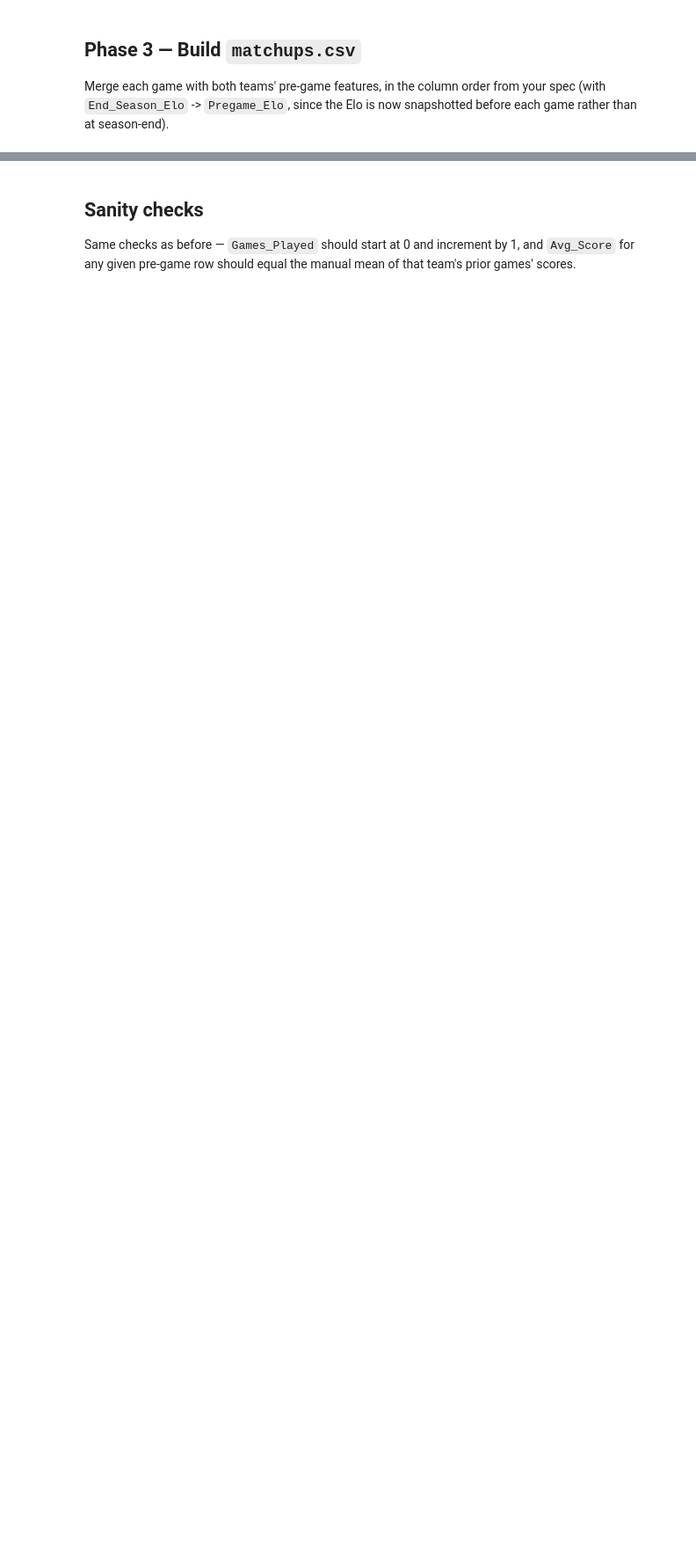
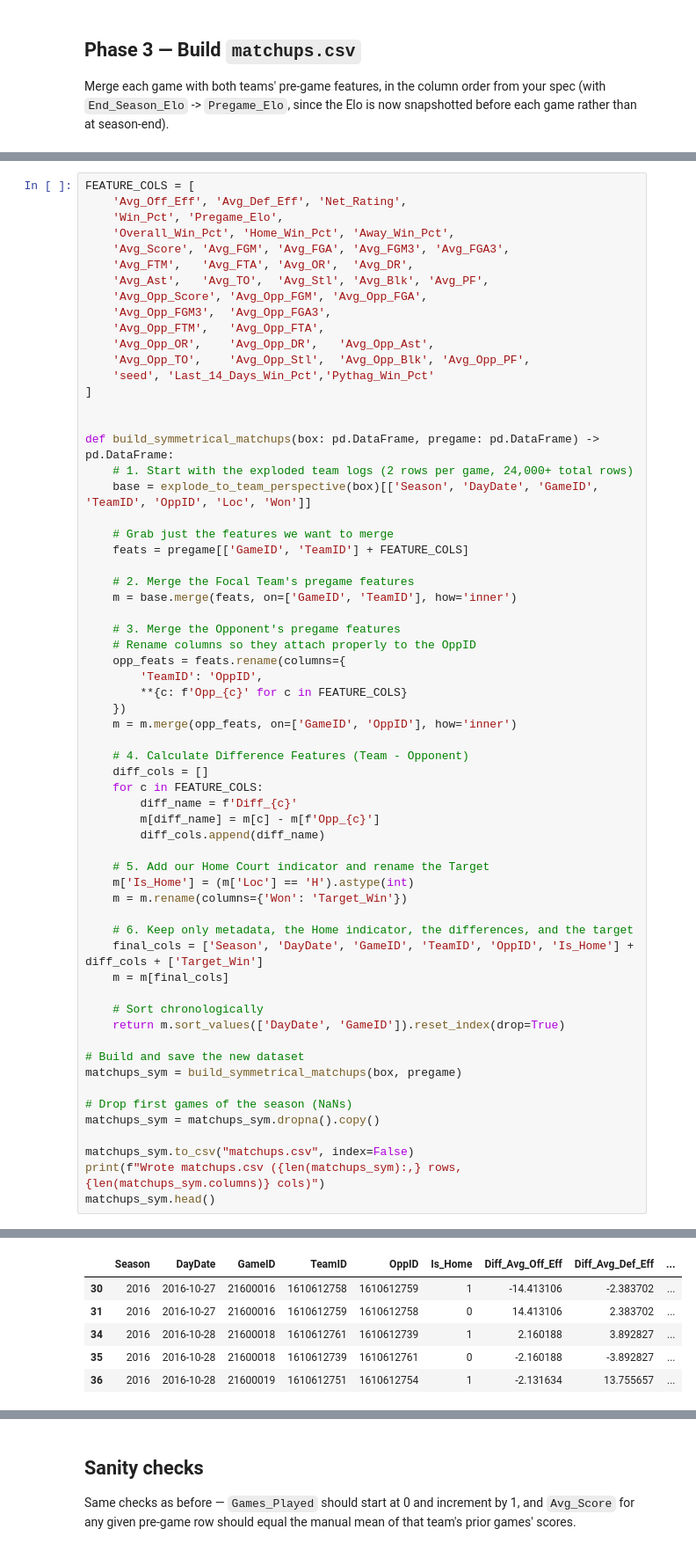
Before and after one commit to fallensnake/IEOR142AProject, a Jupyter notebook: FinalProjectMaterials/build_dataset.ipynb, the cells around one changed output, grey strips where cells are left out. Shown at 88% size. Cells and saved outputs as stored; diff of their text form; blank space fills up the shorter version.

```diff
--- a/FinalProjectMaterials/build_dataset.ipynb
+++ b/FinalProjectMaterials/build_dataset.ipynb
@@ -493,0 +417,63 @@ def build_matchups(box: pd.DataFrame, pregame: pd.DataFrame) -> pd.DataFrame:
+# %%
+FEATURE_COLS = [
+    'Avg_Off_Eff', 'Avg_Def_Eff', 'Net_Rating',
+    'Win_Pct', 'Pregame_Elo',
+    'Overall_Win_Pct', 'Home_Win_Pct', 'Away_Win_Pct',
+    'Avg_Score', 'Avg_FGM', 'Avg_FGA', 'Avg_FGM3', 'Avg_FGA3',
+    'Avg_FTM',   'Avg_FTA', 'Avg_OR',  'Avg_DR',
+    'Avg_Ast',   'Avg_TO',  'Avg_Stl', 'Avg_Blk', 'Avg_PF',
+    'Avg_Opp_Score', 'Avg_Opp_FGM', 'Avg_Opp_FGA',
+    'Avg_Opp_FGM3',  'Avg_Opp_FGA3',
+    'Avg_Opp_FTM',   'Avg_Opp_FTA',
+    'Avg_Opp_OR',    'Avg_Opp_DR',   'Avg_Opp_Ast',
+    'Avg_Opp_TO',    'Avg_Opp_Stl',  'Avg_Opp_Blk', 'Avg_Opp_PF',
+    'seed', 'Last_14_Days_Win_Pct','Pythag_Win_Pct'
+]
+
+
+def build_symmetrical_matchups(box: pd.DataFrame, pregame: pd.DataFrame) -> pd.DataFrame:
+    # 1. Start with the exploded team logs (2 rows per game, 24,000+ total rows)
+    base = explode_to_team_perspective(box)[['Season', 'DayDate', 'GameID', 'TeamID', 'OppID', 'Loc', 'Won']]
+
+    # Grab just the features we want to merge
+    feats = pregame[['GameID', 'TeamID'] + FEATURE_COLS]
+
+    # 2. Merge the Focal Team's pregame features
+    m = base.merge(feats, on=['GameID', 'TeamID'], how='inner')
+
+    # 3. Merge the Opponent's pregame features
+    # Rename columns so they attach properly to the OppID
+    opp_feats = feats.rename(columns={
+        'TeamID': 'OppID',
+        **{c: f'Opp_{c}' for c in FEATURE_COLS}
+    })
+    m = m.merge(opp_feats, on=['GameID', 'OppID'], how='inner')
+
+    # 4. Calculate Difference Features (Team - Opponent)
+    diff_cols = []
+    for c in FEATURE_COLS:
+        diff_name = f'Diff_{c}'
+        m[diff_name] = m[c] - m[f'Opp_{c}']
+        diff_cols.append(diff_name)
+
+    # 5. Add our Home Court indicator and rename the Target
+    m['Is_Home'] = (m['Loc'] == 'H').astype(int)
+    m = m.rename(columns={'Won': 'Target_Win'})
+
+    # 6. Keep only metadata, the Home indicator, the differences, and the target
+    final_cols = ['Season', 'DayDate', 'GameID', 'TeamID', 'OppID', 'Is_Home'] + diff_cols + ['Target_Win']
+    m = m[final_cols]
+
+    # Sort chronologically
+    return m.sort_values(['DayDate', 'GameID']).reset_index(drop=True)
+
+# Build and save the new dataset
+matchups_sym = build_symmetrical_matchups(box, pregame)
+
+# Drop first games of the season (NaNs)
+matchups_sym = matchups_sym.dropna().copy()
+
+matchups_sym.to_csv("matchups.csv", index=False)
+print(f"Wrote matchups.csv ({len(matchups_sym):,} rows, {len(matchups_sym.columns)} cols)")
+matchups_sym.head()
+# %% [output]
@@ -493,0 +481,6 @@ def build_matchups(box: pd.DataFrame, pregame: pd.DataFrame) -> pd.DataFrame:
+|  | Season | DayDate | GameID | TeamID | OppID | Is_Home | Diff_Avg_Off_Eff | Diff_Avg_Def_Eff | ... |
+| 30 | 2016 | 2016-10-27 | 21600016 | 1610612758 | 1610612759 | 1 | -14.413106 | -2.383702 | ... |
+| 31 | 2016 | 2016-10-27 | 21600016 | 1610612759 | 1610612758 | 0 | 14.413106 | 2.383702 | ... |
+| 34 | 2016 | 2016-10-28 | 21600018 | 1610612761 | 1610612739 | 1 | 2.160188 | 3.892827 | ... |
+| 35 | 2016 | 2016-10-28 | 21600018 | 1610612739 | 1610612761 | 0 | -2.160188 | -3.892827 | ... |
+| 36 | 2016 | 2016-10-28 | 21600019 | 1610612751 | 1610612754 | 1 | -2.131634 | 13.755657 | ... |
```
Also changed, not shown: parts of 11 cells of this notebook, 3 other files.
